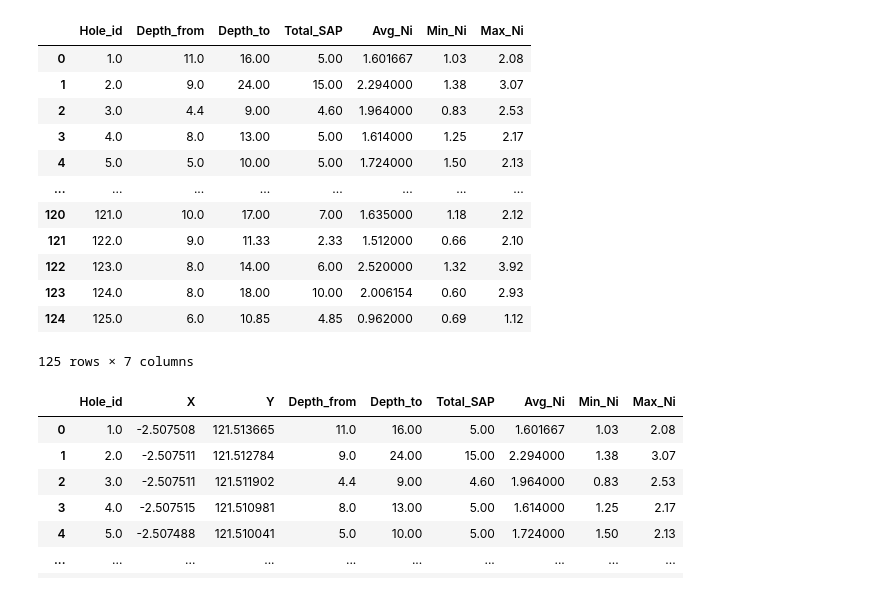
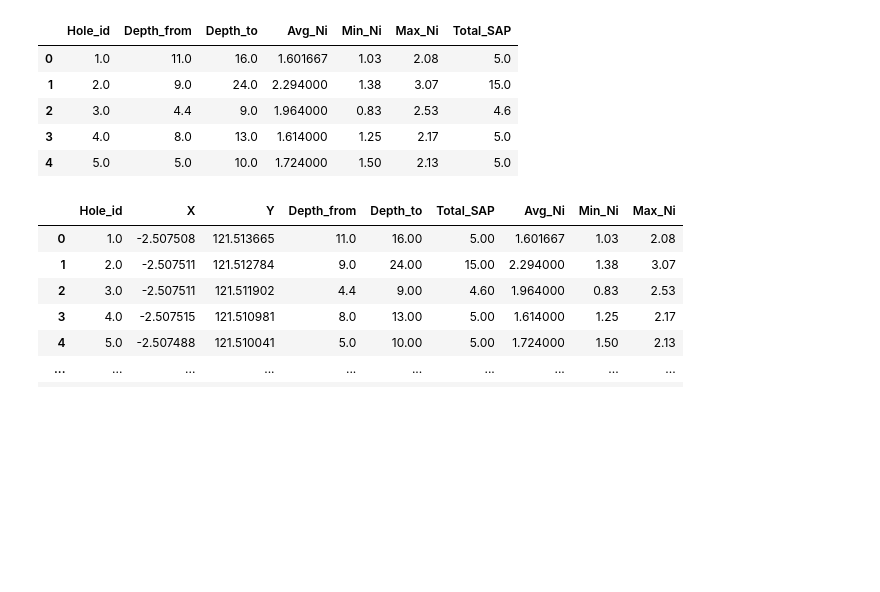
Before and after one commit to alxndr1902/PlottingGeoMap, a Jupyter notebook: main.ipynb, the cells around one changed output. Drawn from its saved outputs; the diff is of its cells as text; code cells hidden in the pictures; blank space fills up the shorter version.

```diff
--- a/main.ipynb
+++ b/main.ipynb
@@ -47,9 +21,16 @@ data_litologi['hole_id'] = data_litologi['hole_id'].str.extract('(\d+)', expand=
 # %%
 new_data = pd.concat([
     data_assay[['Hole_id']],
-    data_litologi[['dept_from', 'Dept_to', 'Litho']],
-    data_assay[[' Ni']]
-], axis= 1)
+    data_litologi[['dept_from', 'Dept_to', 'Litho']].rename(columns={
+        'dept_from': 'Depth_from',
+        'Dept_to': 'Depth_to'
+    }),
+    data_assay[[' Ni']].rename(columns={' Ni': 'Ni'})
+], axis=1)
+
+# save csv
 new_data.to_csv('datasets/new_data.csv', index=False)
-new_data
+
+# display the new data
+new_data.head()
 # %% [output]
@@ -69,36 +43,28 @@ new_data
 # %%
+# Filter SAP lithology data
 sap_data = new_data[new_data['Litho'] == 'SAP'].copy()
 
-sap_summary = sap_data.groupby('Hole_id').agg(
-    Depth_from = ('dept_from', 'first'),
-    Depth_to = ('Dept_to', 'last')
+# Group by Hole_id to get depth and Ni details
+aggregated_data = sap_data.groupby('Hole_id').agg(
+    Depth_from = ('Depth_from', 'first'),
+    Depth_to = ('Depth_to', 'last'),
+    Avg_Ni = ('Ni', 'mean'),
+    Min_Ni = ('Ni', 'min'),
+    Max_Ni = ('Ni', 'max')
 ).reset_index()
 
-ni_stats = sap_data.groupby('Hole_id').agg(
-    Avg_Ni=(' Ni', 'mean'),
-    Min_Ni=(' Ni', 'min'),
-    Max_Ni=(' Ni', 'max')
-).reset_index()
+# Calculate total SAP thickness
+aggregated_data['Total_SAP'] = aggregated_data['Depth_to'] - aggregated_data['Depth_from']
 
-sap_summary['Total_SAP'] = sap_summary['Depth_to'] - sap_summary['Depth_from']
+# save to .csv file
+aggregated_data.to_csv('datasets/aggregated_data.csv', index=False)
 
-sap_summary = pd.merge(sap_summary, ni_stats, on='Hole_id', how='left')
-
-sap_summary.to_csv('datasets/sap_summary.csv', index=False)
-
-sap_summary
+aggregated_data.head()
 # %% [output]
-|  | Hole_id | Depth_from | Depth_to | Total_SAP | Avg_Ni | Min_Ni | Max_Ni |
-| 0 | 1.0 | 11.0 | 16.00 | 5.00 | 1.601667 | 1.03 | 2.08 |
-| 1 | 2.0 | 9.0 | 24.00 | 15.00 | 2.294000 | 1.38 | 3.07 |
-| 2 | 3.0 | 4.4 | 9.00 | 4.60 | 1.964000 | 0.83 | 2.53 |
-| 3 | 4.0 | 8.0 | 13.00 | 5.00 | 1.614000 | 1.25 | 2.17 |
-| 4 | 5.0 | 5.0 | 10.00 | 5.00 | 1.724000 | 1.50 | 2.13 |
-| ... | ... | ... | ... | ... | ... | ... | ... |
-| 120 | 121.0 | 10.0 | 17.00 | 7.00 | 1.635000 | 1.18 | 2.12 |
-| 121 | 122.0 | 9.0 | 11.33 | 2.33 | 1.512000 | 0.66 | 2.10 |
-| 122 | 123.0 | 8.0 | 14.00 | 6.00 | 2.520000 | 1.32 | 3.92 |
-| 123 | 124.0 | 8.0 | 18.00 | 10.00 | 2.006154 | 0.60 | 2.93 |
-| 124 | 125.0 | 6.0 | 10.85 | 4.85 | 0.962000 | 0.69 | 1.12 |
+|  | Hole_id | Depth_from | Depth_to | Avg_Ni | Min_Ni | Max_Ni | Total_SAP |
+| 0 | 1.0 | 11.0 | 16.0 | 1.601667 | 1.03 | 2.08 | 5.0 |
+| 1 | 2.0 | 9.0 | 24.0 | 2.294000 | 1.38 | 3.07 | 15.0 |
+| 2 | 3.0 | 4.4 | 9.0 | 1.964000 | 0.83 | 2.53 | 4.6 |
+| 3 | 4.0 | 8.0 | 13.0 | 1.614000 | 1.25 | 2.17 | 5.0 |
+| 4 | 5.0 | 5.0 | 10.0 | 1.724000 | 1.50 | 2.13 | 5.0 |
-125 rows × 7 columns
 # %%
```
Also changed, not shown: parts of 7 cells of this notebook.
